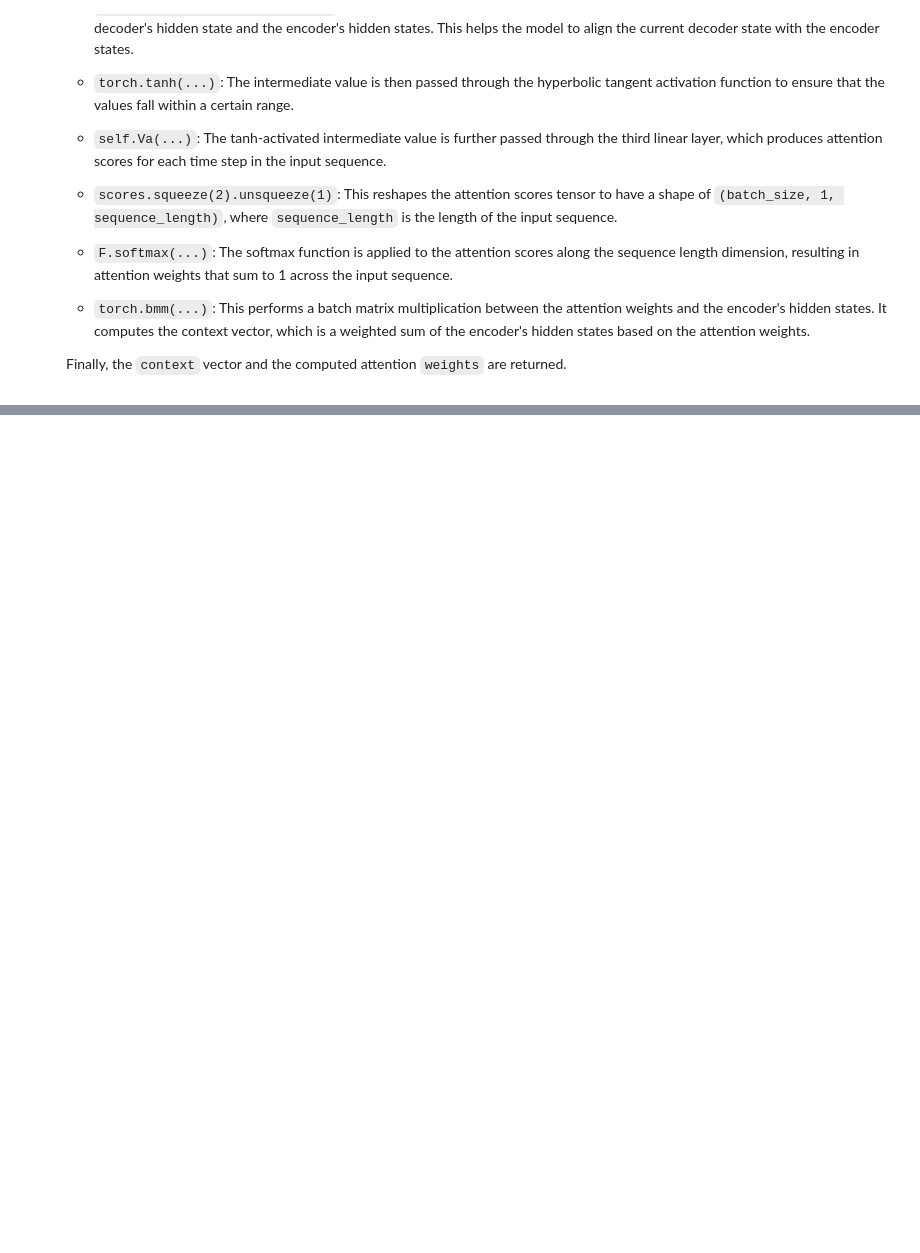
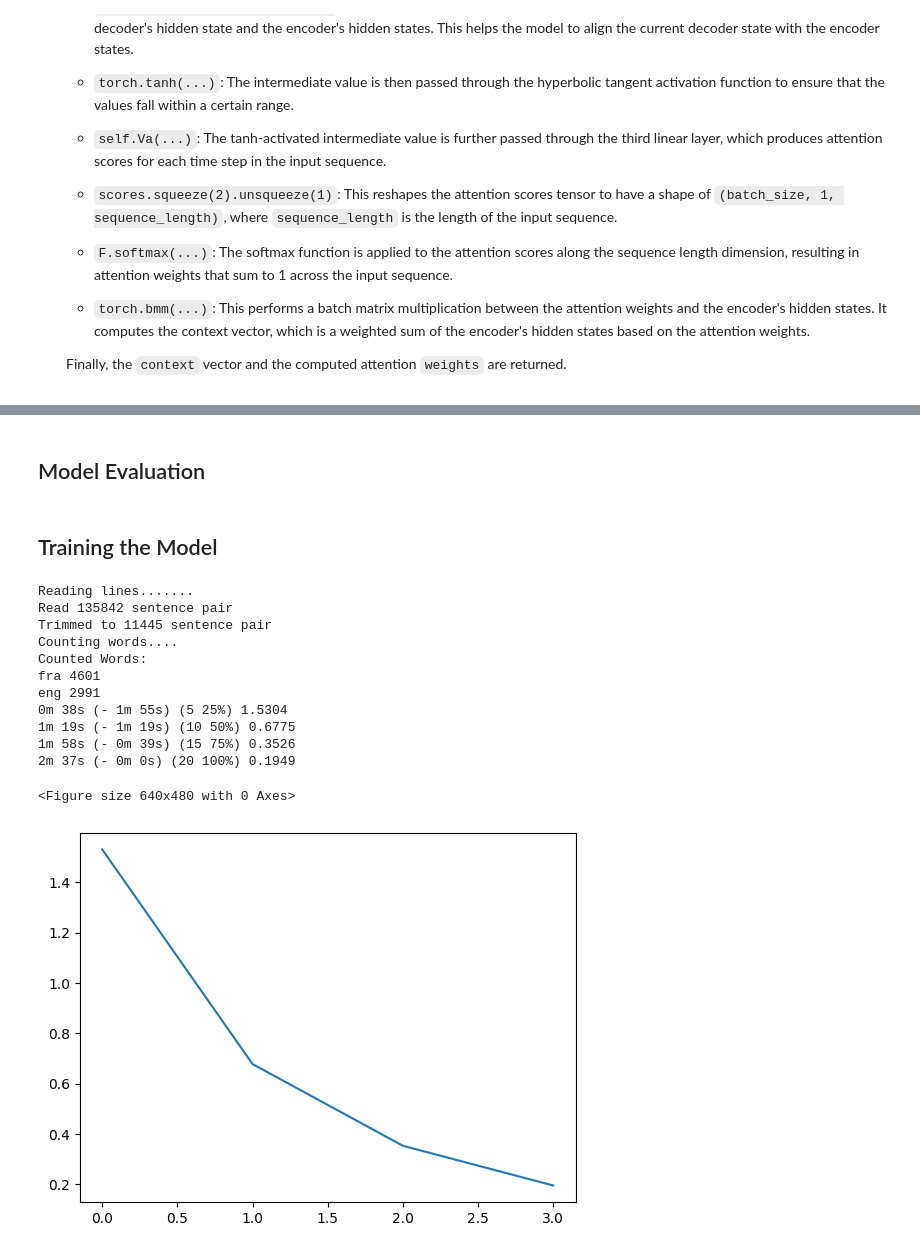
Before and after one commit to Zenith1618/LLM, a Jupyter notebook: French_to_English_Translator_using_Seq2Seq_Bahdanau_Attention_Model.ipynb, the cells around one changed output, grey strips where cells are left out. Cells and saved outputs as stored; diff of their text form; code cells hidden in the pictures; blank space fills up the shorter version.

```diff
--- a/French_to_English_Translator_using_Seq2Seq_Bahdanau_Attention_Model.ipynb
+++ b/French_to_English_Translator_using_Seq2Seq_Bahdanau_Attention_Model.ipynb
@@ -44,7 +44,7 @@ The file is a tab separated list of translation pair
 Mapping words to index
 # %%
 SOS_token = 0
-EOS_Token = 1
+EOS_token = 1
 
 class Lang:
   def __init__(self, name):
@@ -318,0 +468,30 @@ Let's break down the code and its purpose:
+# %%
+def train(train_dataloader, encoder, decoder, n_epochs, learning_rate=0.001,print_every=100, plot_every=100):
+    start = time.time()
+    plot_losses = []
+    print_loss_total = 0  # Reset every print_every
+    plot_loss_total = 0  # Reset every plot_every
+
+    encoder_optimizer = optim.Adam(encoder.parameters(), lr=learning_rate)
+    decoder_optimizer = optim.Adam(decoder.parameters(), lr=learning_rate)
+    criterion = nn.NLLLoss()
+
+    for epoch in range(1, n_epochs + 1):
+        loss = train_epoch(train_dataloader, encoder, decoder, encoder_optimizer, decoder_optimizer, criterion)
+        print_loss_total += loss
+        plot_loss_total += loss
+
+        if epoch % print_every == 0:
+            print_loss_avg = print_loss_total / print_every
+            print_loss_total = 0
+            print('%s (%d %d%%) %.4f' % (timeSince(start, epoch / n_epochs),
+                                        epoch, epoch / n_epochs * 100, print_loss_avg))
+
+        if epoch % plot_every == 0:
+            plot_loss_avg = plot_loss_total / plot_every
+            plot_losses.append(plot_loss_avg)
+            plot_loss_total = 0
+
+    showPlot(plot_losses)
+# %% [markdown]
+## Model Evaluation
@@ -318,0 +528,28 @@ Let's break down the code and its purpose:
+# %% [markdown]
+## Training the Model
+# %%
+hidden_size = 128
+batch_size = 32
+epochs = 20
+
+input_lang, output_lang, train_dataloader = get_dataloader(batch_size)
+
+encoder = EncoderRNN(input_lang.n_words, hidden_size).to(device)
+decoder = AttnDecoderRNN(hidden_size, output_lang.n_words).to(device)
+
+%matplotlib inline
+train(train_dataloader, encoder, decoder, epochs, print_every=5, plot_every=5)
+# %% [output]
+Reading lines.......
+Read 135842 sentence pair
+Trimmed to 11445 sentence pair
+Counting words....
+Counted Words:
+fra 4601
+eng 2991
+0m 38s (- 1m 55s) (5 25%) 1.5304
+1m 19s (- 1m 19s) (10 50%) 0.6775
+1m 58s (- 0m 39s) (15 75%) 0.3526
+2m 37s (- 0m 0s) (20 100%) 0.1949
+<Figure size 640x480 with 0 Axes>
+[figure, added]
```
Also changed, not shown: parts of 20 cells of this notebook.
